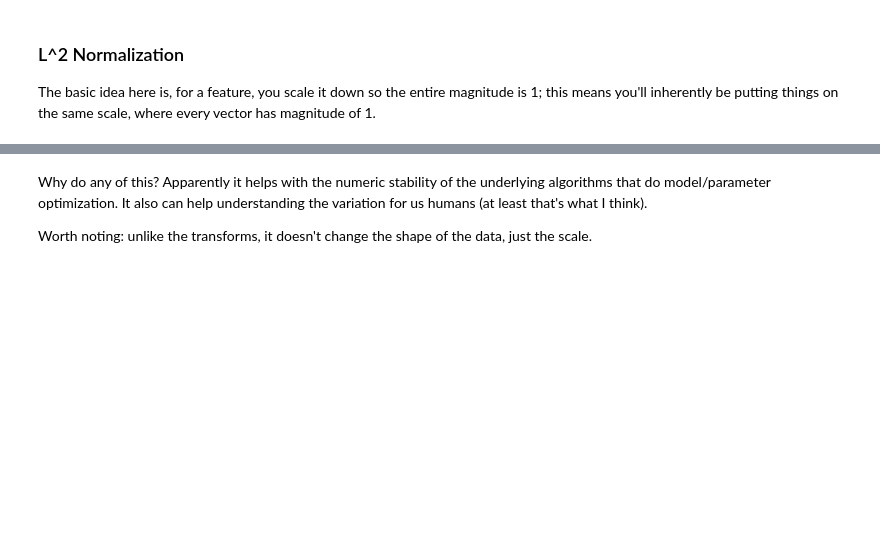
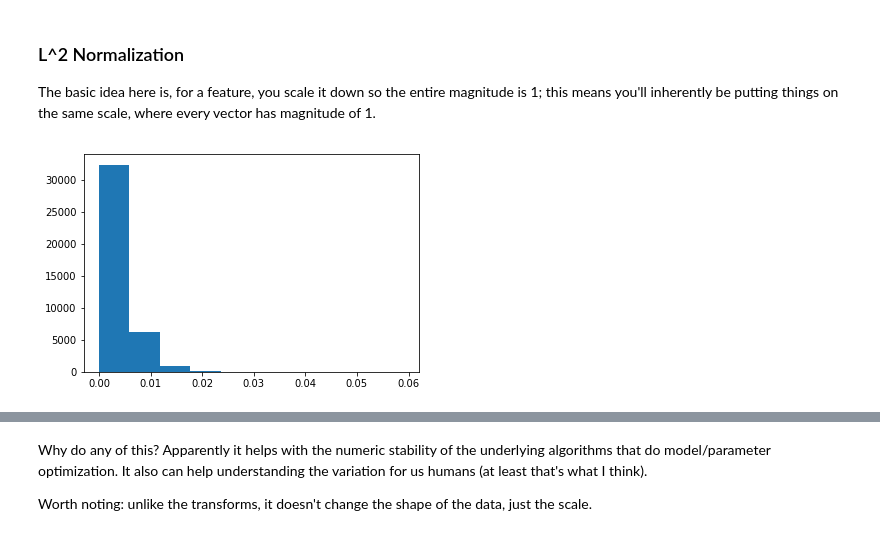
Before and after one commit to marichards/DS_Pipelines, a Jupyter notebook: Feature_Engineering.ipynb, the cells around one changed output, grey strips where cells are left out. Drawn from its saved outputs; the diff is of its cells as text; code cells hidden in the pictures; blank space fills up the shorter version.

```diff
--- a/Feature_Engineering.ipynb
+++ b/Feature_Engineering.ipynb
@@ -269,3 +306,9 @@ Subtract the mean and scale by standard deviation, giving up Z-scores (mean of 0
 ### L^2 Normalization
 
 The basic idea here is, for a feature, you scale it down so the entire magnitude is 1; this means you'll inherently be putting things on the same scale, where every vector has magnitude of 1.
+# %%
+normedFeatures = normalize(onlineRaw[['n_tokens_content']], axis=0)
+plt.hist(normedFeatures)
+plt.show()
+# %% [output]
+[figure, added]
```
Also changed, not shown: parts of 10 cells of this notebook.
